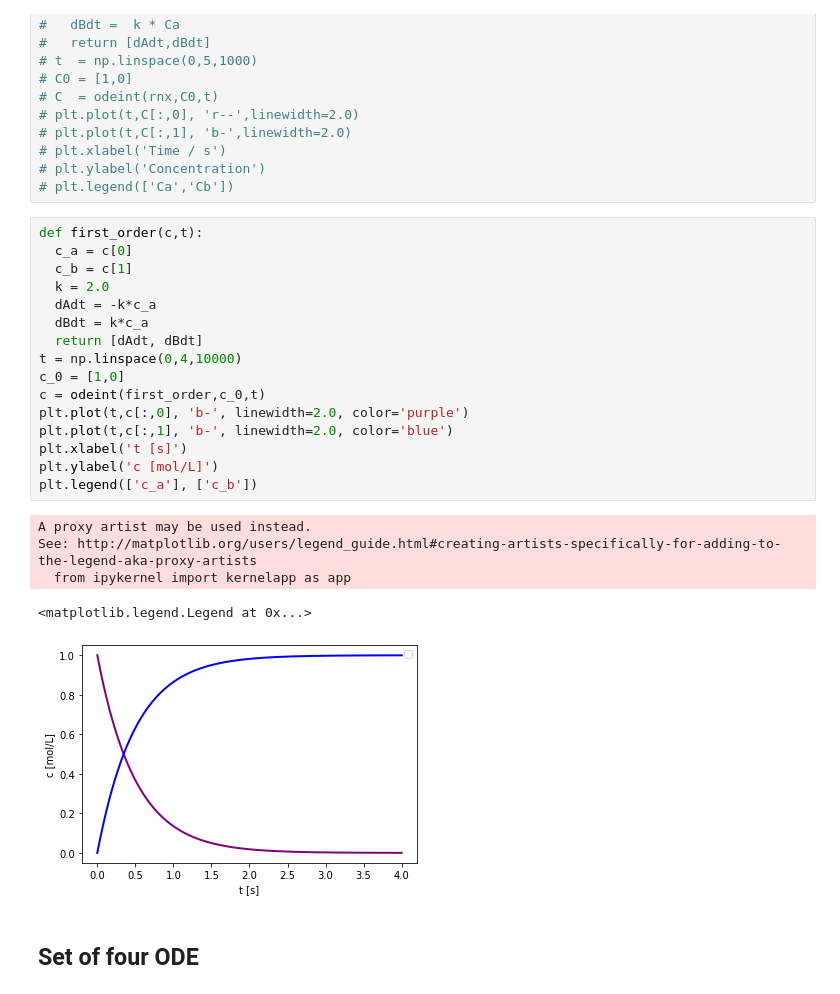
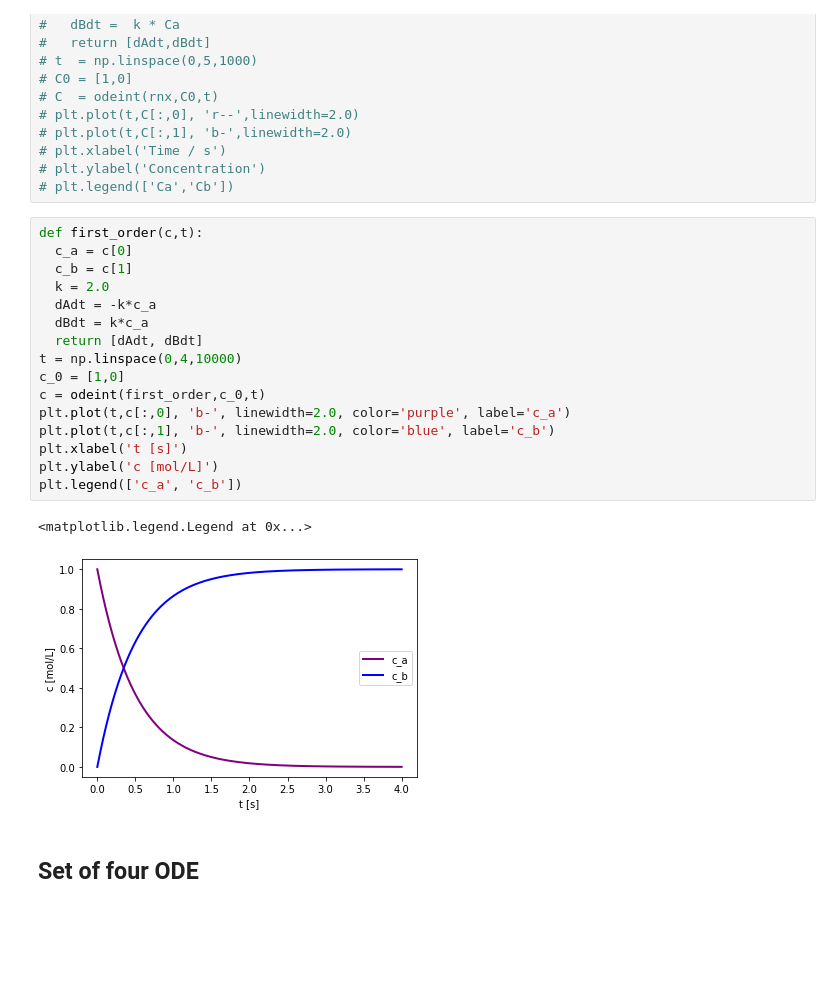
Before and after one commit to JuliaLorenzetti/data-science, a Jupyter notebook: 07_ScyPy_ODE.ipynb, the cells around one changed output. Cells and saved outputs as stored; diff of their text form; blank space fills up the shorter version.

```diff
--- a/07_ScyPy_ODE.ipynb
+++ b/07_ScyPy_ODE.ipynb
@@ -84,25 +84,22 @@ Solve the equations and plot $C_A$ and $C_B$ versus time in the same figure.
 # %%
 def first_order(c,t):
   c_a = c[0]
   c_b = c[1]
   k = 2.0
   dAdt = -k*c_a
   dBdt = k*c_a
   return [dAdt, dBdt]
 t = np.linspace(0,4,10000)
 c_0 = [1,0]
 c = odeint(first_order,c_0,t)
-plt.plot(t,c[:,0], 'b-', linewidth=2.0, color='purple')
-plt.plot(t,c[:,1], 'b-', linewidth=2.0, color='blue')
+plt.plot(t,c[:,0], 'b-', linewidth=2.0, color='purple', label='c_a')
+plt.plot(t,c[:,1], 'b-', linewidth=2.0, color='blue', label='c_b')
 plt.xlabel('t [s]')
 plt.ylabel('c [mol/L]')
-plt.legend(['c_a'], ['c_b'])
+plt.legend(['c_a', 'c_b'])
 # %% [output]
-A proxy artist may be used instead.
-See: http://matplotlib.org/users/legend_guide.html#creating-artists-specifically-for-adding-to-the-legend-aka-proxy-artists
-  from ipykernel import kernelapp as app
+<matplotlib.legend.Legend at 0x...>
-<matplotlib.legend.Legend at 0x...>
-[figure, old version]
+[figure, new version]
 # %% [markdown]
 ## Set of four ODE
 # %% [markdown]
```
